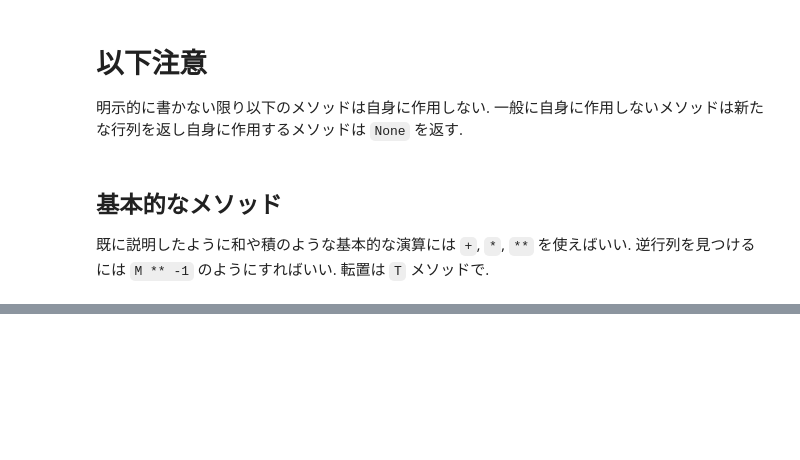
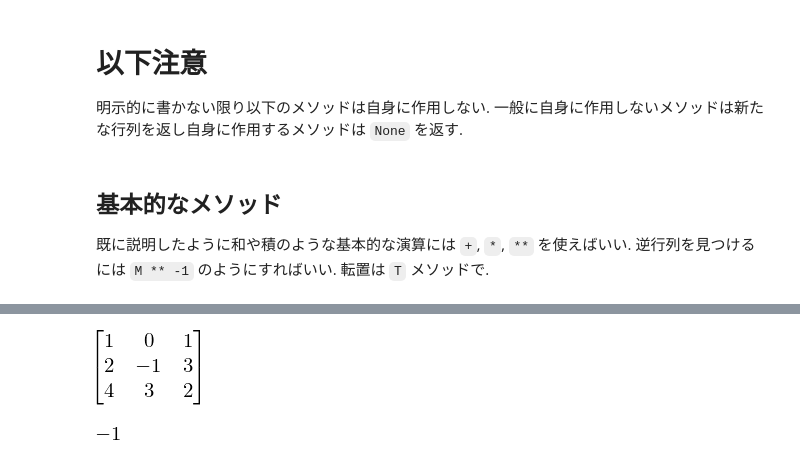
Before and after one commit to phasetr/mathcodes, a Jupyter notebook: jupiter/sympy_05_matrices.ipynb, the cells around one changed output, grey strips where cells are left out. Drawn from its saved outputs; the diff is of its cells as text; code cells hidden in the pictures; blank space fills up the shorter version.

```diff
--- a/jupiter/sympy_05_matrices.ipynb
+++ b/jupiter/sympy_05_matrices.ipynb
@@ -304,0 +142,7 @@ If all you want is the characteristic polynomial, use charpoly. This is more eff
+# %%
+M = Matrix([[1, 0, 1], [2, -1, 3], [4, 3, 2]])
+display(M)
+display(M.det())
+# %% [output]
+[figure, added]
+[figure, added]
```
Also changed, not shown: parts of 20 cells of this notebook, 6 other files.
